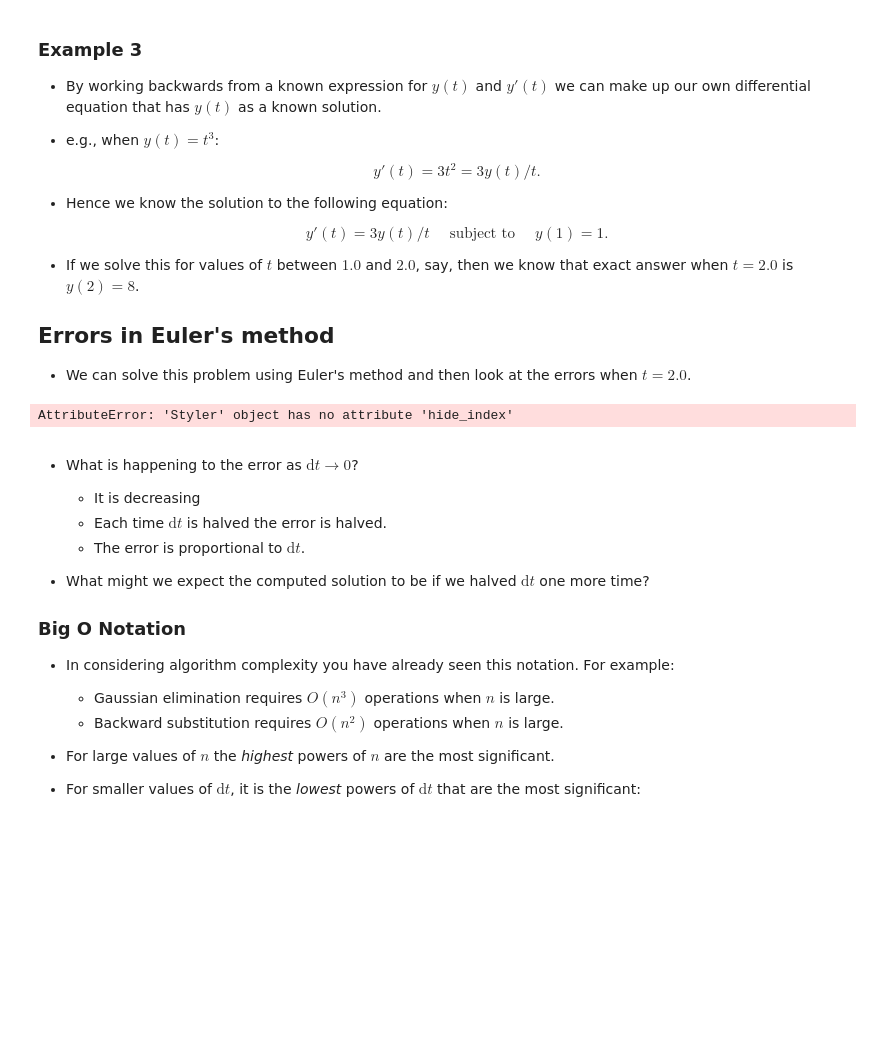
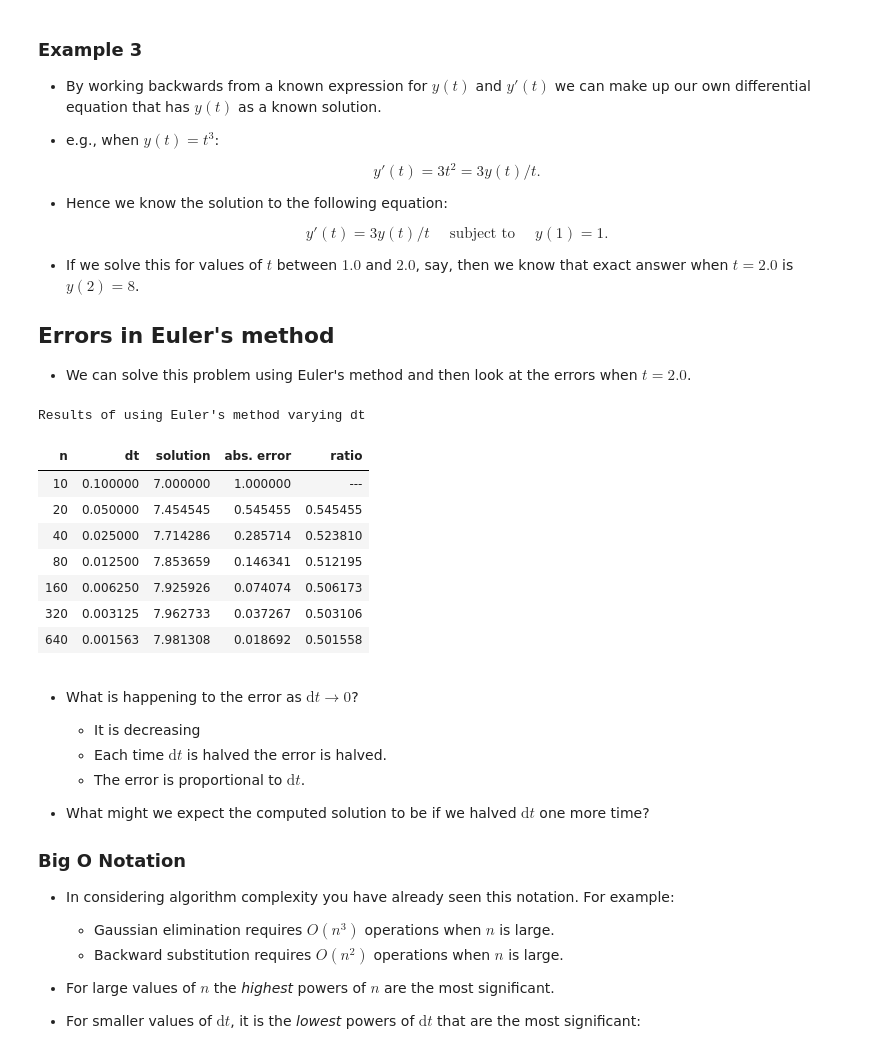
Before and after one commit to uol-soc-teachingrepos/COMP2421-Numerical-Computation, a Jupyter notebook: _sources/lec/lec13.ipynb, the cells around one changed output. Drawn from its saved outputs; the diff is of its cells as text; code cells hidden in the pictures; blank space fills up the shorter version.

```diff
--- a/_sources/lec/lec13.ipynb
+++ b/_sources/lec/lec13.ipynb
@@ -124,35 +124,43 @@ def euler(f, n, dt, t0, y0, T):
 
 t0 = 1.0
 y0 = 1.0
 T = 2.0
 
 
 def f(t, y):
     return 3 * y / t
 
 
 exact = 8.0
 
 old_error = None
 
 for n in [10, 20, 40, 80, 160, 320, 640]:
     dt = (T - t0) / n
     y = euler(f, n, dt, t0, y0, T)
     error = abs(y - exact)
 
     if old_error is not None:
         ratio = error / old_error
     else:
         ratio = "---"
 
     old_error = error
 
     data.append([n, dt, y, error, ratio])
 
 df = pd.DataFrame(data, columns=headers)
-df.style.hide_index().set_caption("Results of using Euler's method varying dt")
+df.style.hide(axis="index").set_caption("Results of using Euler's method varying dt")
 # %% [output]
-AttributeError: 'Styler' object has no attribute 'hide_index'
+Results of using Euler's method varying dt
+| n | dt | solution | abs. error | ratio |
+| 10 | 0.100000 | 7.000000 | 1.000000 | --- |
+| 20 | 0.050000 | 7.454545 | 0.545455 | 0.545455 |
+| 40 | 0.025000 | 7.714286 | 0.285714 | 0.523810 |
+| 80 | 0.012500 | 7.853659 | 0.146341 | 0.512195 |
+| 160 | 0.006250 | 7.925926 | 0.074074 | 0.506173 |
+| 320 | 0.003125 | 7.962733 | 0.037267 | 0.503106 |
+| 640 | 0.001563 | 7.981308 | 0.018692 | 0.501558 |
 # %% [markdown]
 -   What is happening to the error as $\mathrm{d}t \to 0$?
 
```
Also changed, not shown: parts of 1 cell of this notebook, 30 other files.
